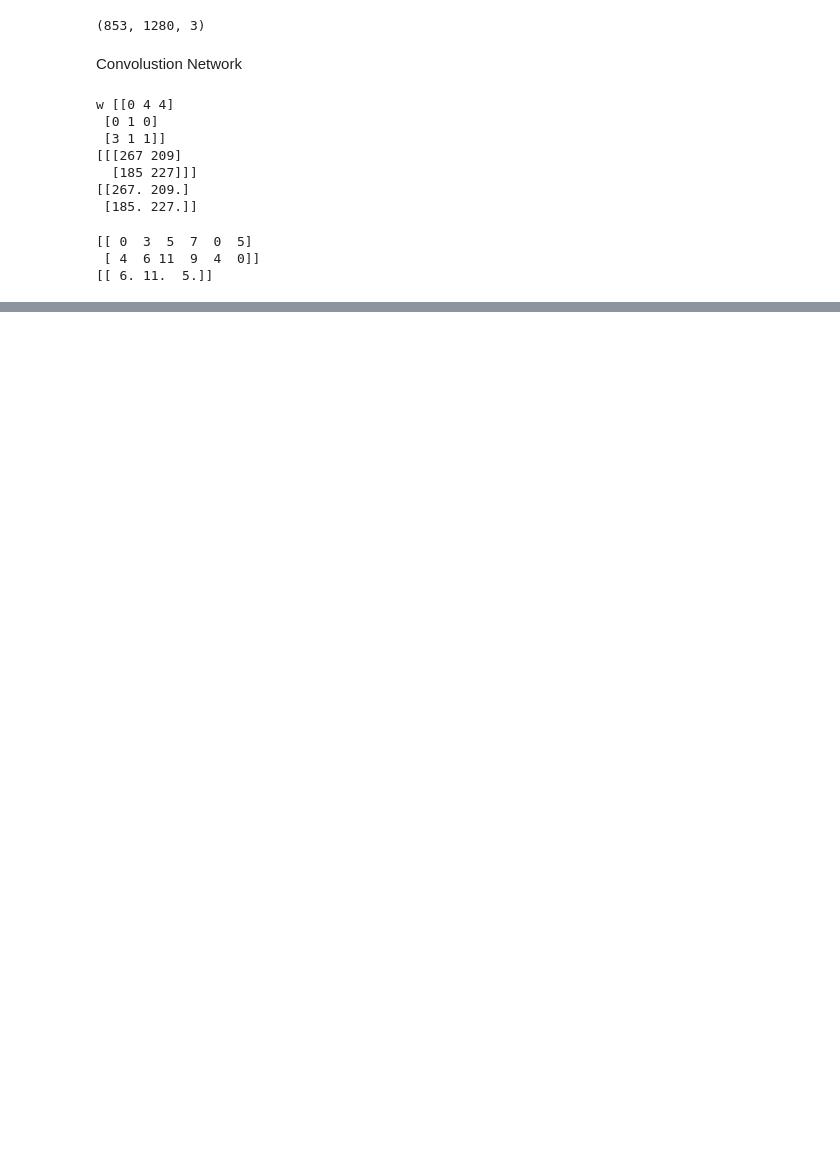
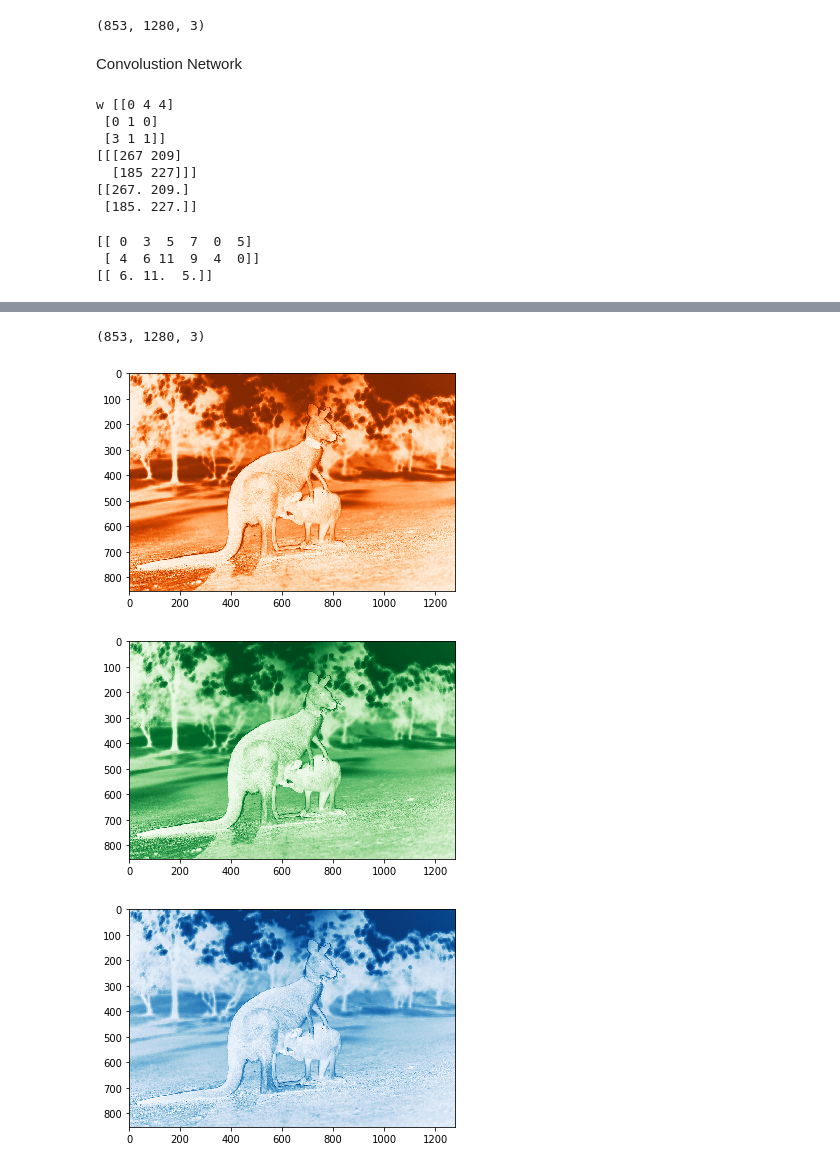
Before and after one commit to FIONA-Youkyung/Machin_Learining_Class, a Jupyter notebook: Untitled0.ipynb, the cells around one changed output, grey strips where cells are left out. Cells and saved outputs as stored; diff of their text form; code cells hidden in the pictures; blank space fills up the shorter version.

```diff
--- a/Untitled0.ipynb
+++ b/Untitled0.ipynb
@@ -95,0 +130,27 @@ print(z)
+# %%
+# 이미지 파일 오픈
+# Red,Green,Blue에 해당하는 2차원 배열들을 추출
+# 각각의 2 차원 배열을 window shape (16,16), stride = 16으로 pooling
+
+img = Image.open('image.jpg')
+img_pi = np.array(img)
+print(img_pi.shape)
+
+
+img_r = img_pi[:,:,0]
+img_g = img_pi[:,:,1]
+img_b = img_pi[:,:,2]
+
+
+
+plt.imshow(img_r,cmap='Oranges')
+plt.show()
+plt.imshow(img_g,cmap='Greens')
+plt.show()
+plt.imshow(img_b,cmap='Blues')
+plt.show()
+# %% [output]
+(853, 1280, 3)
+[figure, added]
+[figure, added]
+[figure, added]
```
Also changed, not shown: parts of 2 cells of this notebook.
